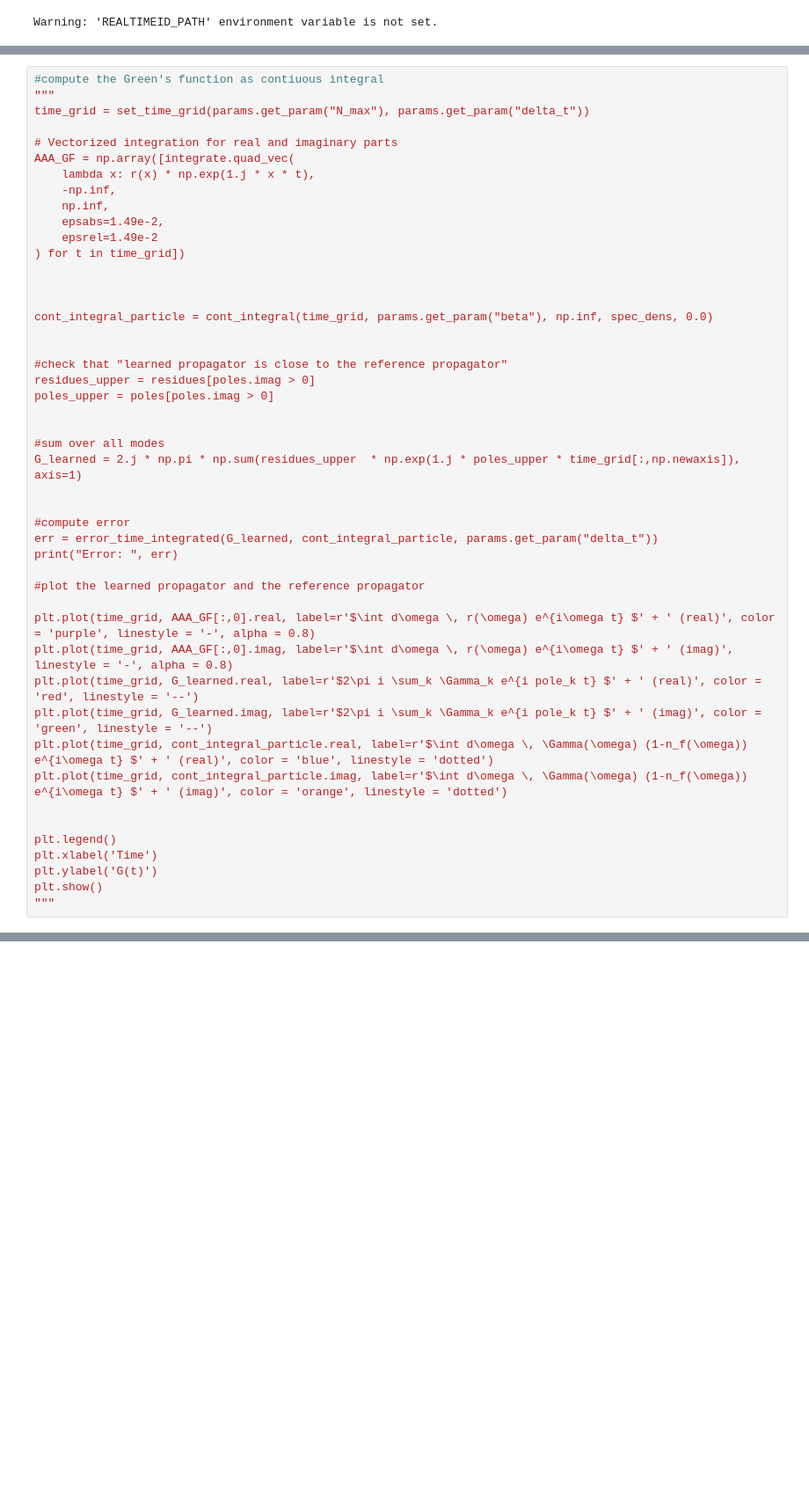
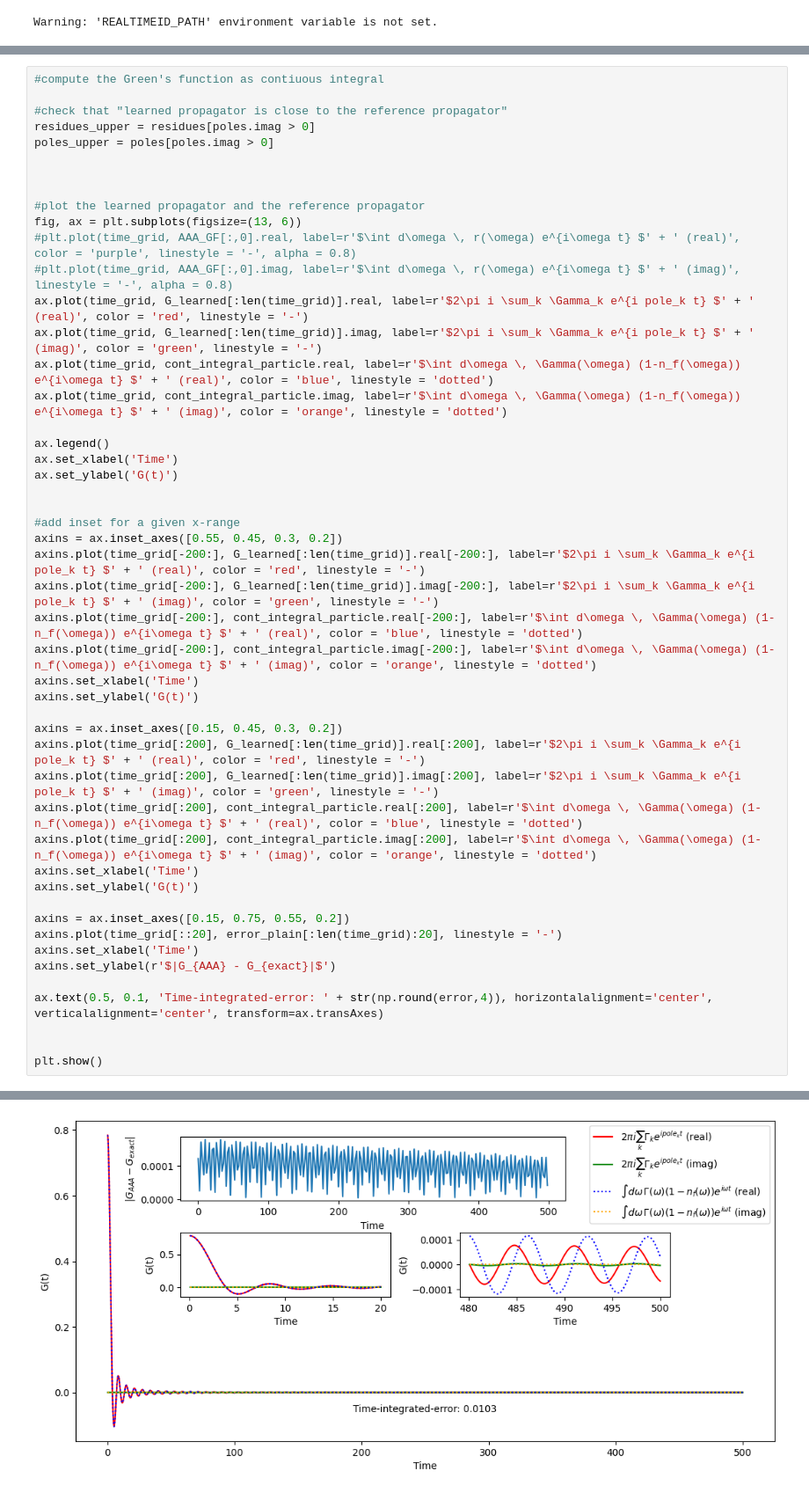
Before and after one commit to jthoenniss/RealTimeID, a Jupyter notebook: notebooks/aaa.ipynb, the cells around one changed output, grey strips where cells are left out. Shown at 88% size. Drawn from its saved outputs; the diff is of its cells as text; blank space fills up the shorter version.

```diff
--- a/notebooks/aaa.ipynb
+++ b/notebooks/aaa.ipynb
@@ -175,48 +242,50 @@ Text(0, 0.5, 'Error')
 # %%
 #compute the Green's function as contiuous integral
-"""
-time_grid = set_time_grid(params.get_param("N_max"), params.get_param("delta_t"))
-
-# Vectorized integration for real and imaginary parts
-AAA_GF = np.array([integrate.quad_vec(
-    lambda x: r(x) * np.exp(1.j * x * t),
-    -np.inf,
-    np.inf,
-    epsabs=1.49e-2,
-    epsrel=1.49e-2
-) for t in time_grid])
-
-
-
-cont_integral_particle = cont_integral(time_grid, params.get_param("beta"), np.inf, spec_dens, 0.0)
-
 
 #check that "learned propagator is close to the reference propagator"
 residues_upper = residues[poles.imag > 0]
 poles_upper = poles[poles.imag > 0]
 
 
-#sum over all modes
-G_learned = 2.j * np.pi * np.sum(residues_upper  * np.exp(1.j * poles_upper * time_grid[:,np.newaxis]), axis=1)
+
+#plot the learned propagator and the reference propagator
+fig, ax = plt.subplots(figsize=(13, 6))
+#plt.plot(time_grid, AAA_GF[:,0].real, label=r'$\int d\omega \, r(\omega) e^{i\omega t} $' + ' (real)', color = 'purple', linestyle = '-', alpha = 0.8)
+#plt.plot(time_grid, AAA_GF[:,0].imag, label=r'$\int d\omega \, r(\omega) e^{i\omega t} $' + ' (imag)', linestyle = '-', alpha = 0.8)
+ax.plot(time_grid, G_learned[:len(time_grid)].real, label=r'$2\pi i \sum_k \Gamma_k e^{i pole_k t} $' + ' (real)', color = 'red', linestyle = '-')
+ax.plot(time_grid, G_learned[:len(time_grid)].imag, label=r'$2\pi i \sum_k \Gamma_k e^{i pole_k t} $' + ' (imag)', color = 'green', linestyle = '-')
+ax.plot(time_grid, cont_integral_particle.real, label=r'$\int d\omega \, \Gamma(\omega) (1-n_f(\omega)) e^{i\omega t} $' + ' (real)', color = 'blue', linestyle = 'dotted')
+ax.plot(time_grid, cont_integral_particle.imag, label=r'$\int d\omega \, \Gamma(\omega) (1-n_f(\omega)) e^{i\omega t} $' + ' (imag)', color = 'orange', linestyle = 'dotted')
+
+ax.legend()
+ax.set_xlabel('Time')
+ax.set_ylabel('G(t)')
 
 
-#compute error
-err = error_time_integrated(G_learned, cont_integral_particle, params.get_param("delta_t"))
-print("Error: ", err)
+#add inset for a given x-range
+axins = ax.inset_axes([0.55, 0.45, 0.3, 0.2])
+axins.plot(time_grid[-200:], G_learned[:len(time_grid)].real[-200:], label=r'$2\pi i \sum_k \Gamma_k e^{i pole_k t} $' + ' (real)', color = 'red', linestyle = '-')
+axins.plot(time_grid[-200:], G_learned[:len(time_grid)].imag[-200:], label=r'$2\pi i \sum_k \Gamma_k e^{i pole_k t} $' + ' (imag)', color = 'green', linestyle = '-')
+axins.plot(time_grid[-200:], cont_integral_particle.real[-200:], label=r'$\int d\omega \, \Gamma(\omega) (1-n_f(\omega)) e^{i\omega t} $' + ' (real)', color = 'blue', linestyle = 'dotted')
+axins.plot(time_grid[-200:], cont_integral_particle.imag[-200:], label=r'$\int d\omega \, \Gamma(\omega) (1-n_f(\omega)) e^{i\omega t} $' + ' (imag)', color = 'orange', linestyle = 'dotted')
+axins.set_xlabel('Time')
+axins.set_ylabel('G(t)')
 
-#plot the learned propagator and the reference propagator
+axins = ax.inset_axes([0.15, 0.45, 0.3, 0.2])
+axins.plot(time_grid[:200], G_learned[:len(time_grid)].real[:200], label=r'$2\pi i \sum_k \Gamma_k e^{i pole_k t} $' + ' (real)', color = 'red', linestyle = '-')
+axins.plot(time_grid[:200], G_learned[:len(time_grid)].imag[:200], label=r'$2\pi i \sum_k \Gamma_k e^{i pole_k t} $' + ' (imag)', color = 'green', linestyle = '-')
+axins.plot(time_grid[:200], cont_integral_particle.real[:200], label=r'$\int d\omega \, \Gamma(\omega) (1-n_f(\omega)) e^{i\omega t} $' + ' (real)', color = 'blue', linestyle = 'dotted')
+axins.plot(time_grid[:200], cont_integral_particle.imag[:200], label=r'$\int d\omega \, \Gamma(\omega) (1-n_f(\omega)) e^{i\omega t} $' + ' (imag)', color = 'orange', linestyle = 'dotted')
+axins.set_xlabel('Time')
+axins.set_ylabel('G(t)')
 
-plt.plot(time_grid, AAA_GF[:,0].real, label=r'$\int d\omega \, r(\omega) e^{i\omega t} $' + ' (real)', color = 'purple', linestyle = '-', alpha = 0.8)
-plt.plot(time_grid, AAA_GF[:,0].imag, label=r'$\int d\omega \, r(\omega) e^{i\omega t} $' + ' (imag)', linestyle = '-', alpha = 0.8)
-plt.plot(time_grid, G_learned.real, label=r'$2\pi i \sum_k \Gamma_k e^{i pole_k t} $' + ' (real)', color = 'red', linestyle = '--')
-plt.plot(time_grid, G_learned.imag, label=r'$2\pi i \sum_k \Gamma_k e^{i pole_k t} $' + ' (imag)', color = 'green', linestyle = '--')
-plt.plot(time_grid, cont_integral_particle.real, label=r'$\int d\omega \, \Gamma(\omega) (1-n_f(\omega)) e^{i\omega t} $' + ' (real)', color = 'blue', linestyle = 'dotted')
-plt.plot(time_grid, cont_integral_particle.imag, label=r'$\int d\omega \, \Gamma(\omega) (1-n_f(\omega)) e^{i\omega t} $' + ' (imag)', color = 'orange', linestyle = 'dotted')
+axins = ax.inset_axes([0.15, 0.75, 0.55, 0.2])
+axins.plot(time_grid[::20], error_plain[:len(time_grid):20], linestyle = '-')
+axins.set_xlabel('Time')
+axins.set_ylabel(r'$|G_{AAA} - G_{exact}|$')
+
+ax.text(0.5, 0.1, 'Time-integrated-error: ' + str(np.round(error,4)), horizontalalignment='center', verticalalignment='center', transform=ax.transAxes)
 
 
-plt.legend()
-plt.xlabel('Time')
-plt.ylabel('G(t)')
 plt.show()
-"""
 # %% [output]
@@ -223,0 +292 @@ plt.show()
+[figure, added]
```
Also changed, not shown: parts of 8 cells of this notebook.
